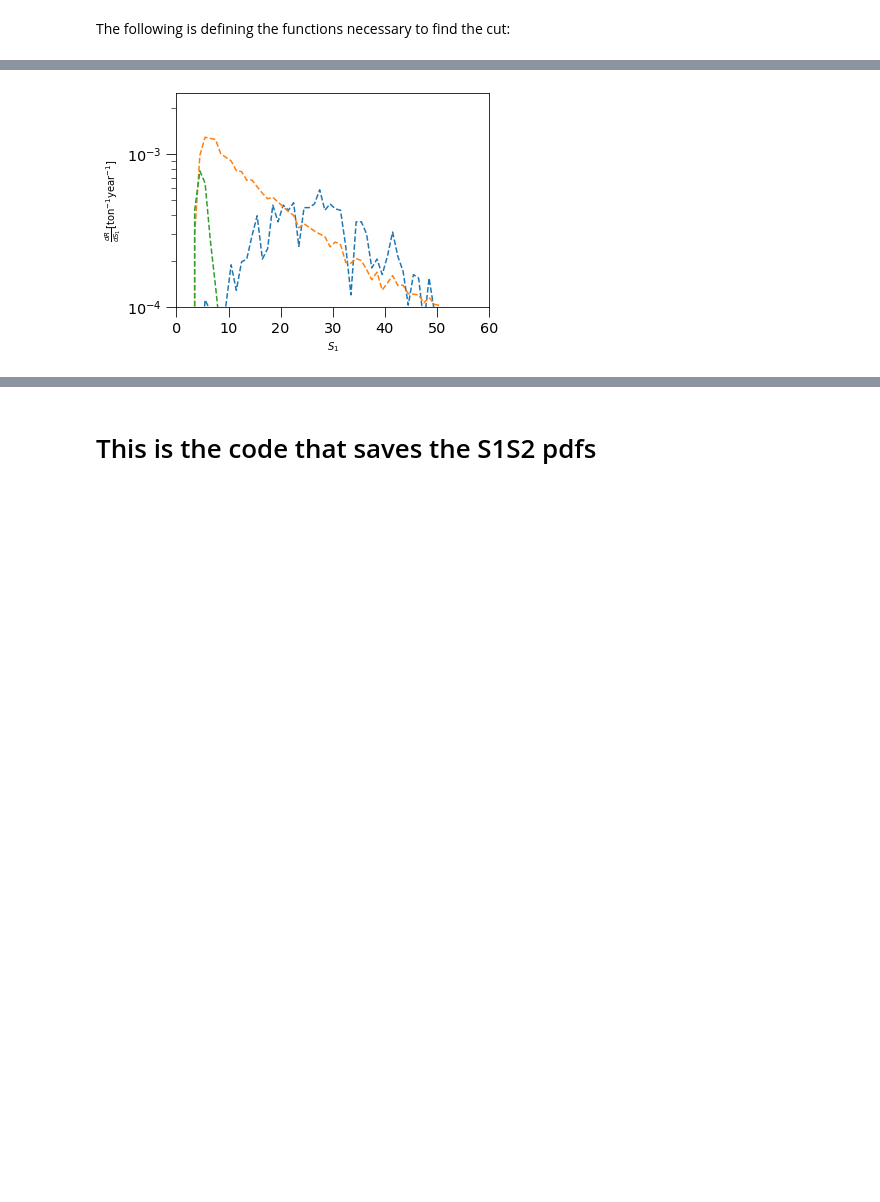
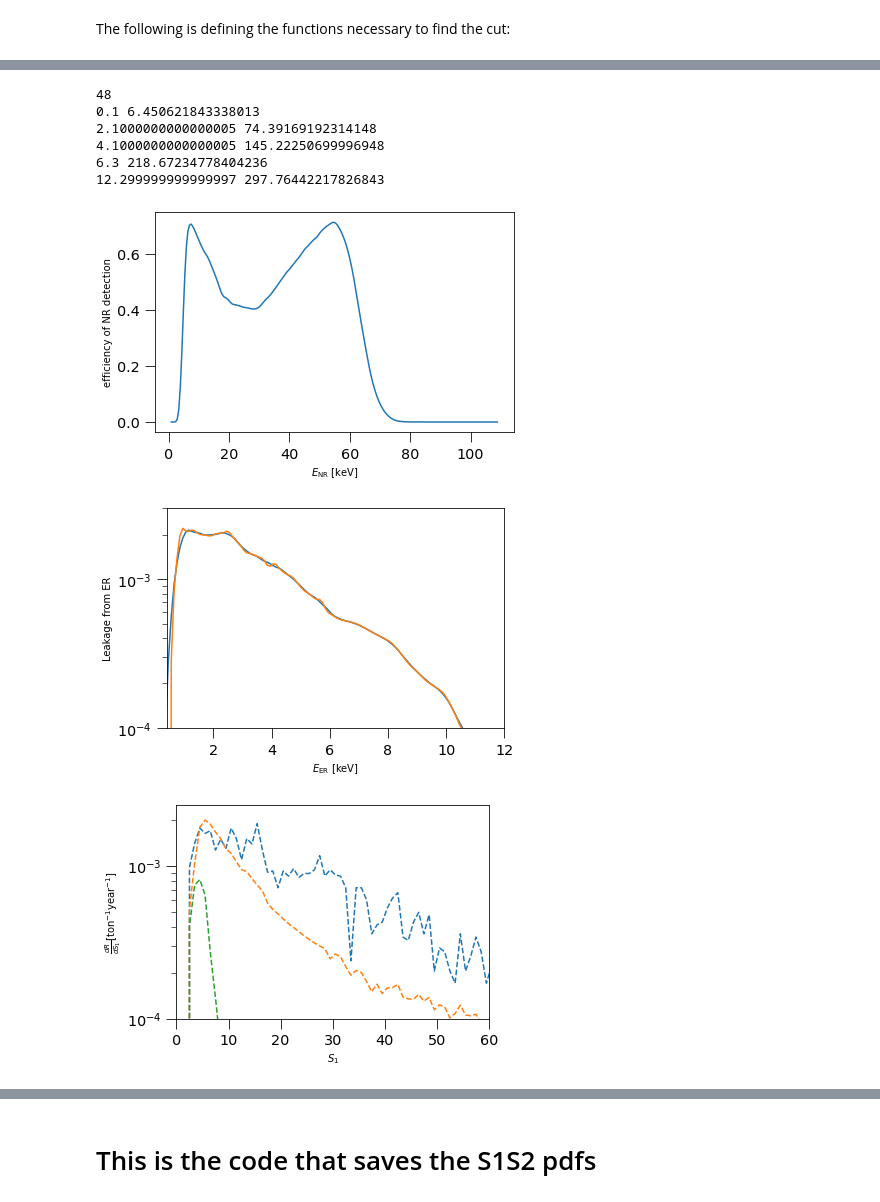
Before and after one commit to ItayBM/NeutrinoFogs, a Jupyter notebook: NeutrinoFogElectroWIMPs.ipynb, the cells around one changed output, grey strips where cells are left out. Drawn from its saved outputs; the diff is of its cells as text; code cells hidden in the pictures; blank space fills up the shorter version.

Commit message:
Cleaned up some stuff, updated some other stuff.

```diff
--- a/NeutrinoFogElectroWIMPs.ipynb
+++ b/NeutrinoFogElectroWIMPs.ipynb
@@ -775,19 +855,66 @@ def cutandcountanalysis(signalrate,backgroundrate,signalnormalizationvec,Zdiscov
+# %%
+enervecforeffsER=np.concatenate([np.arange(0.1,6,0.2),np.arange(6.3,17,0.6)])
+EReff=[]
+t0now=tic()
+tnow=deepcopy(t0now)
+nsimsnow=(4*10**5)
+print(len(enervecforeffsER))
+for anenernum,anener in enumerate(enervecforeffsER):
+    if(toc(tnow)>25):
+        nsimsnow=int(nsimsnow/1.5)
+        print('faster')
+    tnow=tic()
+    s1temp,s2temp=GetS1_S2(interaction=nestpy.beta,energykeV=np.arange(nsimsnow)*0+anener,detector=currentdetector)
+    histtemp,_,_=np.histogram2d(s1temp, s2temp, bins=(fulldict['S1bins'], fulldict['S2bins']))
+    EReff.append(np.sum(histtemp*newmask)/nsimsnow)
+    if(np.mod(anenernum,10)==0):
+        print(anener,toc(t0now))
+# %% [output]
+48
+0.1 6.450621843338013
+2.1000000000000005 74.39169192314148
+4.1000000000000005 145.22250699996948
+6.3 218.67234778404236
+12.299999999999997 297.76442217826843
+# %%
+#efficiency curves (slightly smoothed to look nicer)
+interpNREff=interpolate.interp1d(enervecforeffsNR, NReff,
+                                      kind='linear', fill_value=0, bounds_error=False)#linear interp of the efficiency
+plt.plot(running_mean(np.arange(0.1,110,0.5),4),running_mean(interpNREff(np.arange(0.1,110,0.5)),4))
+plt.xlabel(r'$E_{\rm NR}~[{\rm keV}]$')
+plt.ylabel('efficiency of NR detection')
+plt.tight_layout()
+plt.savefig('NREffV0.pdf')
+plt.show()
+# plt.plot(enervecforeffsER,EReff)
+interpNREff=interpolate.interp1d(enervecforeffsER, EReff,
+                                      kind='linear', fill_value=0, bounds_error=False)#linear interp of the efficiency
+plt.plot(running_mean(np.arange(0.1,17,0.1),6),running_mean(interpNREff(np.arange(0.1,17,0.1)),6))
+plt.plot(running_mean(np.arange(0.1,17,0.1),2),running_mean(interpNREff(np.arange(0.1,17,0.1)),2))
+plt.ylim(10**(-4),3*10**(-3))
+plt.xlim(0.4,12)
+plt.yscale('log')
+plt.xlabel(r'$E_{\rm ER}~[{\rm keV}]$')
+plt.ylabel('Leakage from ER')
+plt.tight_layout()
+plt.savefig('EREffV0.pdf')
+# %% [output]
+[figure, added]
+[figure, added]
 # %%
-newmaskmed=findmedianmask(signalrate)
-# plt.plot((fulldict['S1bins'][:-1]+fulldict['S1bins'][1:])/2,np.sum(fulldict['BinnedSpect'][fulldict['whichissig']]*newmask*0.043/ratetots[fulldict['whichissig']],axis=1),'--')
-plt.plot((fulldict['S1bins'][:-1]+fulldict['S1bins'][1:])/2,np.sum(fulldict['BinnedSpect']['Bkg_ER_solarnu']*newmaskmed*newmask,axis=1),'--')#,color=mcolors.CSS4_COLORS['magenta'])
-plt.plot((fulldict['S1bins'][:-1]+fulldict['S1bins'][1:])/2,np.sum(fulldict['BinnedSpect']['Bkg_NR_othernu']*newmaskmed*newmask,axis=1),'--')#,color=mcolors.CSS4_COLORS['darkblue'])
-plt.plot((fulldict['S1bins'][:-1]+fulldict['S1bins'][1:])/2,np.sum(fulldict['BinnedSpect']['Bkg_NR_solarnu']*newmaskmed*newmask,axis=1),'--')#,color=mcolors.CSS4_COLORS['darkgreen'])
-plt.ylim(10**(-4),0.0025)
-plt.xlim(0,60)
-plt.xlabel(r'$S_{1}$')
-plt.ylabel(r'$\frac{dR}{dS_{1}}[{\rm ton}^{-1}{\rm year}^{-1}]$')
-plt.tight_layout()
-
-
-plt.yscale('log')
-
-plt.savefig('RatesPerS1V0.pdf')
+runthiscell=False
+#plots the S1 distribution post-masking. Removed from main paper, because it is somewhat misleading considering that
+#the code is not optimized for this.
+if(runthiscell):
+    plt.plot((fulldict['S1bins'][:-1]+fulldict['S1bins'][1:])/2,np.sum(fulldict['BinnedSpect']['Bkg_ER_solarnu']*newmask,axis=1),'--')#,color=mcolors.CSS4_COLORS['magenta'])
+    plt.plot((fulldict['S1bins'][:-1]+fulldict['S1bins'][1:])/2,np.sum(fulldict['BinnedSpect']['Bkg_NR_othernu']*newmask,axis=1),'--')#,color=mcolors.CSS4_COLORS['darkblue'])
+    plt.plot((fulldict['S1bins'][:-1]+fulldict['S1bins'][1:])/2,np.sum(fulldict['BinnedSpect']['Bkg_NR_solarnu']*newmask,axis=1),'--')#,color=mcolors.CSS4_COLORS['darkgreen'])
+    plt.ylim(10**(-4),0.0025)
+    plt.xlim(0,60)
+    plt.xlabel(r'$S_{1}$')
+    plt.ylabel(r'$\frac{dR}{dS_{1}}[{\rm ton}^{-1}{\rm year}^{-1}]$')
+    plt.tight_layout()
+    plt.yscale('log')
 # %% [output]
-[figure, old version]
+[figure, new version]
 # %%
```
Also changed, not shown: parts of 69 cells of this notebook, 5 other files.
